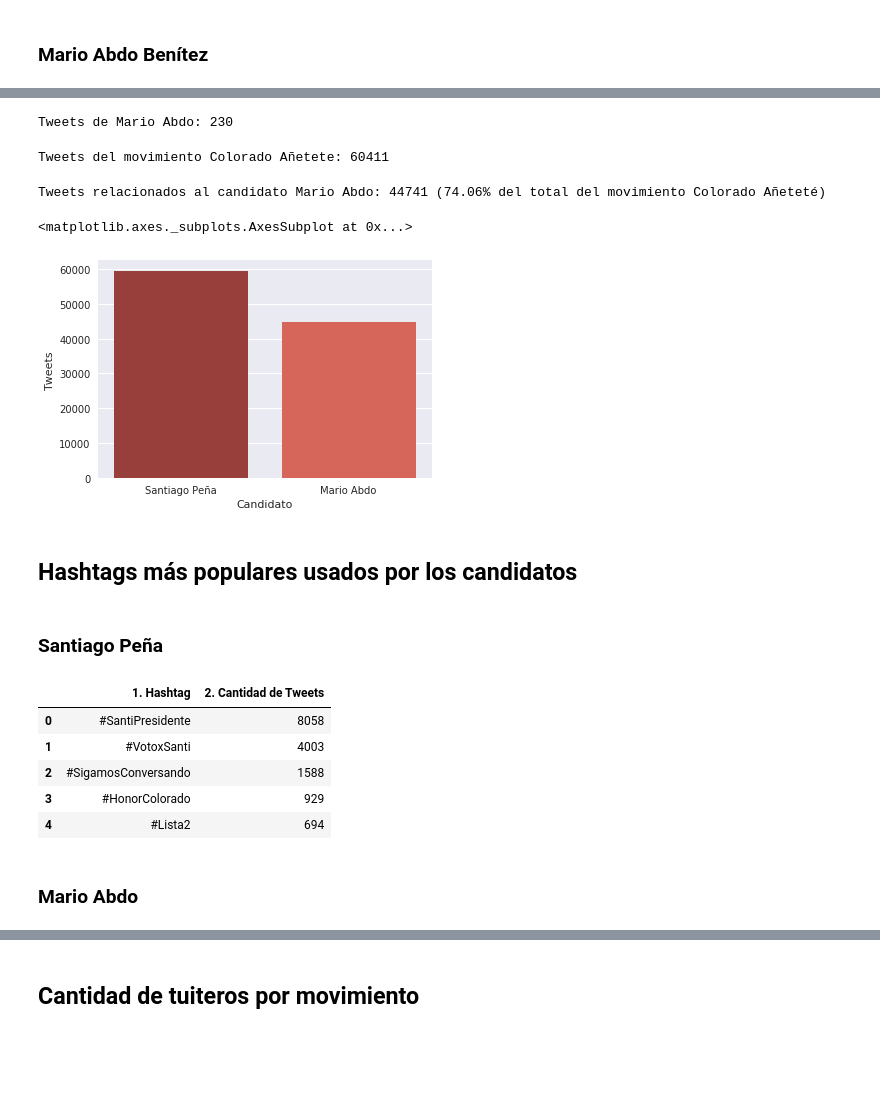
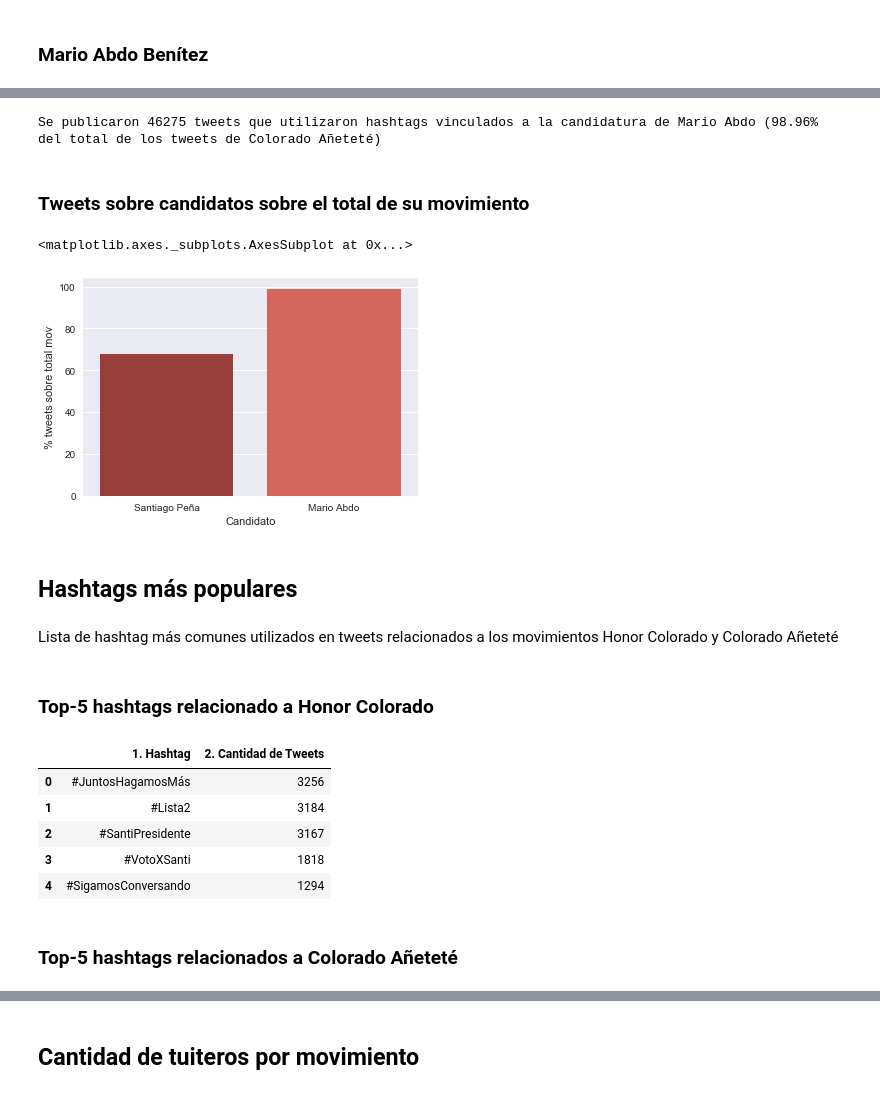
Before and after one commit to ParticipaPY/politic-bots, a Jupyter notebook: reports/bots_politicos_internas_anr_2017.ipynb, the cells around one changed output, grey strips where cells are left out. Cells and saved outputs as stored; diff of their text form; code cells hidden in the pictures; blank space fills up the shorter version.

```diff
--- a/reports/bots_politicos_internas_anr_2017.ipynb
+++ b/reports/bots_politicos_internas_anr_2017.ipynb
@@ -184,9 +184,11 @@ Hashtags de ejemplo: `#JuntosPodemosMas`, `#CaminandoJuntos`, `#SantiPresidente`
 # %%
 tweets_sp = db.search({'flag.candidatura.santiago peña': {'$gt': 0},
                        'flag.candidatura.mario abdo': {'$eq': 0},
+                       'flag.movimiento.colorado añetete': {'$eq': 0},
                        'tweet_obj.user.screen_name': {'$ne': 'SantiPenap'},
                        'relevante': 1})
-print('Se publicaron {0} tweets relacionados utilizando hashtags vinculados a la candidatura de Santiago Peña ' \
+per_tweet_sp = round((tweets_sp.count()/tweets_hc.count())*100,2)
+print('Se publicaron {0} tweets que utilizaron hashtags vinculados a la candidatura de Santiago Peña ' \
       '({1}% del total de los tweets de Honor Colorado)'.
-      format(tweets_sp.count(), round((tweets_sp.count()/tweets_hc.count())*100,2)))
+      format(tweets_sp.count(), per_tweet_sp))
 # %% [output]
@@ -198,55 +200,51 @@ Hashtags de ejemplo: `#MaritoDeLaGente`, `#ParaguayDeLaGente`
-# %%
-q_ma = {'candidatura': 'mario abdo', 'tweet_obj.user.screen_name': {'$eq':'MaritoAbdo'}}
-tweets_ma = db.search(q_ma)
-print('Tweets de Mario Abdo: {0}'.format(tweets_ma.count()))
-# %% [output]
-Tweets de Mario Abdo: 230
-# %%
-q_mov_ca = {'movimiento': 'colorado añetete', 'tweet_obj.user.screen_name': {'$ne':'MaritoAbdo'}}
-tweets_mov_ca = db.search(q_mov_ca)
-print('Tweets del movimiento Colorado Añetete: {0}'.format(tweets_mov_ca.count()))
-# %% [output]
-Tweets del movimiento Colorado Añetete: 60411
-# %%
-q_nma = {'candidatura': 'mario abdo', 'tweet_obj.user.screen_name': {'$ne':'MaritoAbdo'}}
-tweets_ma = db.search(q_nma)
-print('Tweets relacionados al candidato Mario Abdo: ' \
-      '{0} ({1}% del total del movimiento Colorado Añeteté)'.format(tweets_ma.count(),
-                                                      round((tweets_ma.count()/tweets_mov_ca.count())*100,2)))
-# %% [output]
-Tweets relacionados al candidato Mario Abdo: 44741 (74.06% del total del movimiento Colorado Añeteté)
+# %%
+tweets_ma = db.search({'flag.candidatura.santiago peña': {'$eq': 0},
+                       'flag.candidatura.mario abdo': {'$gt': 0},
+                       'flag.movimiento.honor colorado': {'$eq': 0},
+                       'tweet_obj.user.screen_name': {'$ne': 'maritoabdo'},
+                       'relevante': 1})
+per_tweet_ma = round((tweets_ma.count()/tweets_ca.count())*100,2)
+print('Se publicaron {0} tweets que utilizaron hashtags vinculados a la candidatura de Mario Abdo ' \
+      '({1}% del total de los tweets de Colorado Añeteté)'.
+      format(tweets_ma.count(), per_tweet_ma))
+# %% [output]
+Se publicaron 46275 tweets que utilizaron hashtags vinculados a la candidatura de Mario Abdo (98.96% del total de los tweets de Colorado Añeteté)
+# %% [markdown]
+### Tweets sobre candidatos sobre el total de su movimiento
 # %%
 tweets_por_candidato_anr = pd.DataFrame({
     'Candidato': ['Santiago Peña', 'Mario Abdo'],
-    'Tweets': [tweets_sp.count(),tweets_ma.count()]
+    '% tweets sobre total mov': [per_tweet_sp,per_tweet_ma]
 }, index=['sp', 'ma'])
-sns.barplot(x='Candidato', y='Tweets', data=tweets_por_candidato_anr, palette="Reds_d")
+sns.barplot(x='Candidato', y='% tweets sobre total mov', data=tweets_por_candidato_anr, palette="Reds_d")
 # %% [output]
 <matplotlib.axes._subplots.AxesSubplot at 0x...>
-[figure, old version]
+[figure, new version]
 # %% [markdown]
-## Hashtags más populares usados por los candidatos
+## Hashtags más populares
-# %% [markdown]
-### Santiago Peña
+# %% [markdown]
+Lista de hashtag más comunes utilizados en tweets relacionados a los movimientos Honor Colorado y Colorado Añeteté
+# %% [markdown]
+### Top-5 hashtags relacionado a Honor Colorado
 # %%
 additional_args = {'include_candidate':False, 'candidate_handler':'SantiPenap'}
-hashtags_hc = db.get_hashtags_by_candidate('santiago peña', **additional_args)
+hashtags_hc = db.get_hashtags_by_movement('honor colorado', **additional_args)
 hashtags_populares_hc = []
 sum_total = 0
 for i in range(5):
     hashtag = hashtags_hc[i]
     sum_total += hashtag['count']
-    hashtag_dict = {'1. Hashtag': '#' + hashtag['_id'], '2. Cantidad de Tweets': hashtag['count']}
+    hashtag_dict = {'1. Hashtag': '#' + hashtag['hashtag'], '2. Cantidad de Tweets': hashtag['count']}
     hashtags_populares_hc.append(hashtag_dict)
 pd.DataFrame(hashtags_populares_hc)
 # %% [output]
 |  | 1. Hashtag | 2. Cantidad de Tweets |
-| 0 | #SantiPresidente | 8058 |
-| 1 | #VotoxSanti | 4003 |
-| 2 | #SigamosConversando | 1588 |
-| 3 | #HonorColorado | 929 |
-| 4 | #Lista2 | 694 |
+| 0 | #JuntosHagamosMás | 3256 |
+| 1 | #Lista2 | 3184 |
+| 2 | #SantiPresidente | 3167 |
+| 3 | #VotoXSanti | 1818 |
+| 4 | #SigamosConversando | 1294 |
-# %% [markdown]
-### Mario Abdo
+# %% [markdown]
+### Top-5 hashtags relacionados a Colorado Añeteté
 # %%
 additional_args = {'include_candidate':False, 'candidate_handler':'MaritoAbdo'}
```
Also changed, not shown: parts of 38 cells of this notebook.
